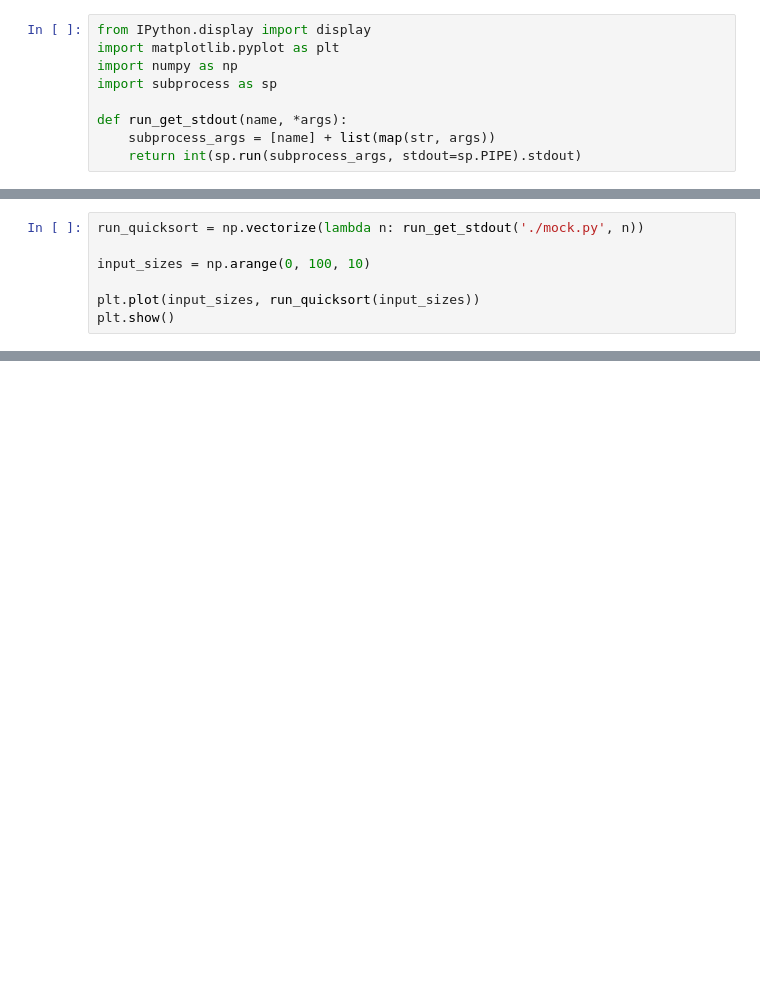
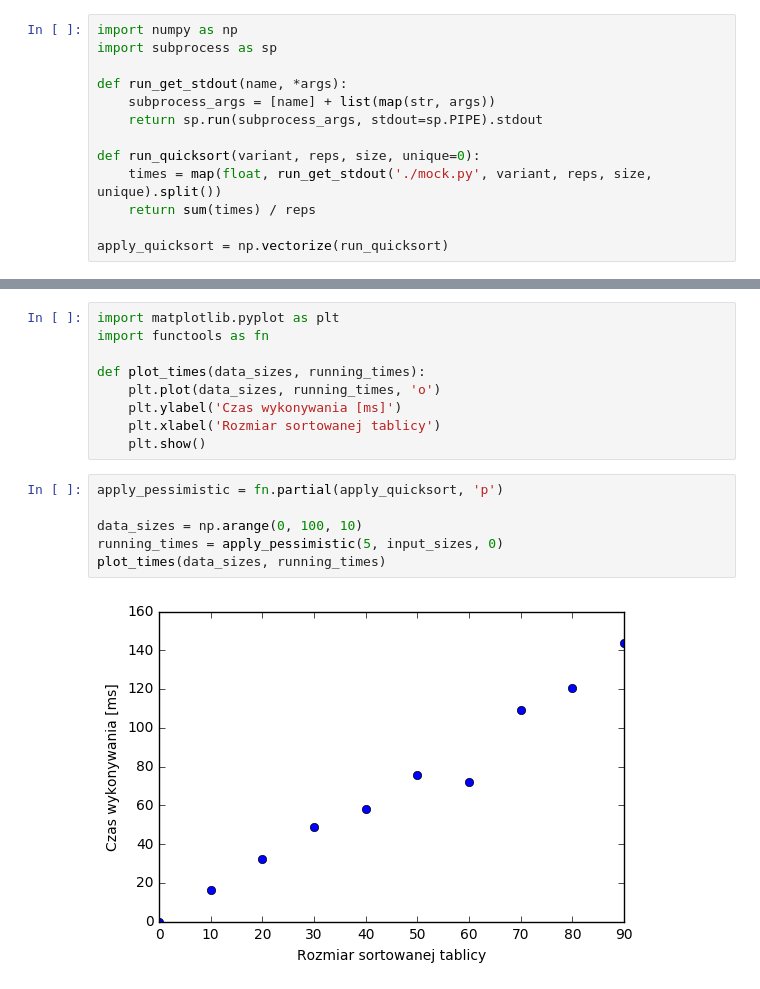
Before and after one commit to DPP93/Wspolczesne-Technologie, a Jupyter notebook: Notebooks/Quicksort.ipynb, the cells around one changed output, grey strips where cells are left out. Saved outputs shown, nothing was run; the diff lists cells and outputs as text; blank space fills up the shorter version.

```diff
--- a/Notebooks/Quicksort.ipynb
+++ b/Notebooks/Quicksort.ipynb
@@ -3,9 +35,13 @@
 # %%
-from IPython.display import display
-import matplotlib.pyplot as plt
 import numpy as np
 import subprocess as sp
 
 def run_get_stdout(name, *args):
     subprocess_args = [name] + list(map(str, args))
-    return int(sp.run(subprocess_args, stdout=sp.PIPE).stdout)
+    return sp.run(subprocess_args, stdout=sp.PIPE).stdout
+
+def run_quicksort(variant, reps, size, unique=0):
+    times = map(float, run_get_stdout('./mock.py', variant, reps, size, unique).split())
+    return sum(times) / reps
+
+apply_quicksort = np.vectorize(run_quicksort)
@@ -16,7 +47,0 @@ $$\frac{a + b}{a \cdot b}$$
-# %%
-run_quicksort = np.vectorize(lambda n: run_get_stdout('./mock.py', n))
-
-input_sizes = np.arange(0, 100, 10)
-
-plt.plot(input_sizes, run_quicksort(input_sizes))
-plt.show()
@@ -30,0 +56,17 @@ Srototototo
+# %%
+import matplotlib.pyplot as plt
+import functools as fn
+
+def plot_times(data_sizes, running_times):
+    plt.plot(data_sizes, running_times, 'o')
+    plt.ylabel('Czas wykonywania [ms]')
+    plt.xlabel('Rozmiar sortowanej tablicy')
+    plt.show()
+# %%
+apply_pessimistic = fn.partial(apply_quicksort, 'p')
+
+data_sizes = np.arange(0, 100, 10)
+running_times = apply_pessimistic(5, input_sizes, 0)
+plot_times(data_sizes, running_times)
+# %% [output]
+[figure, added]
```
Also changed, not shown: parts of 15 cells of this notebook.
